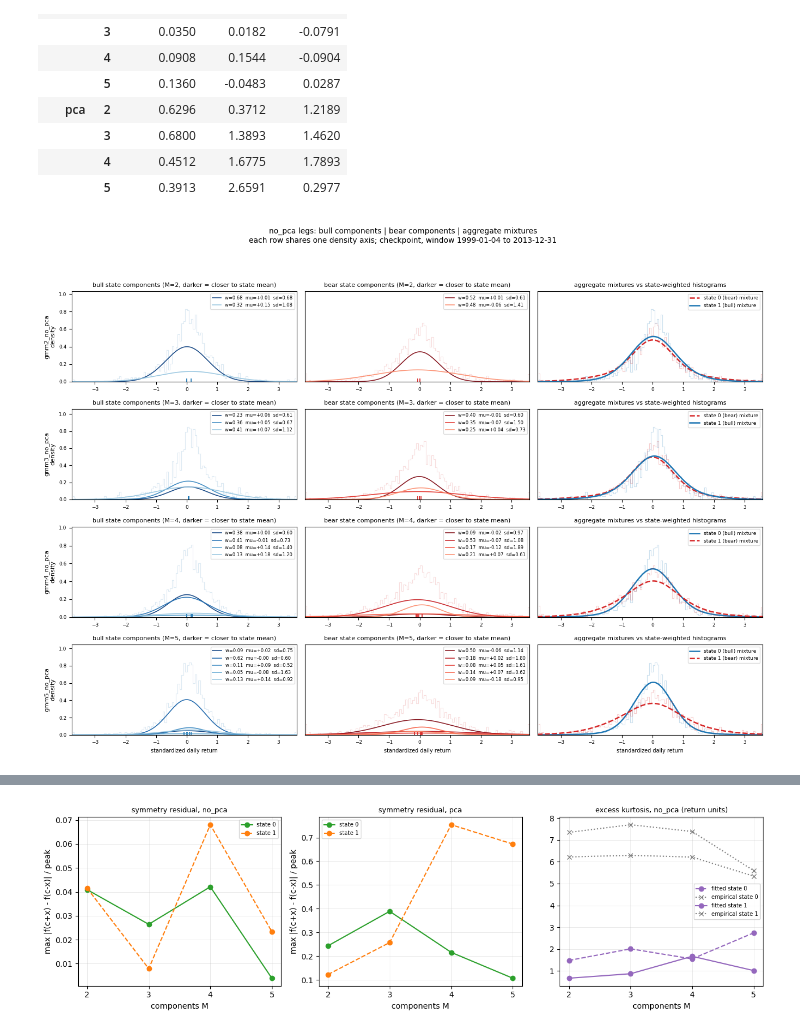
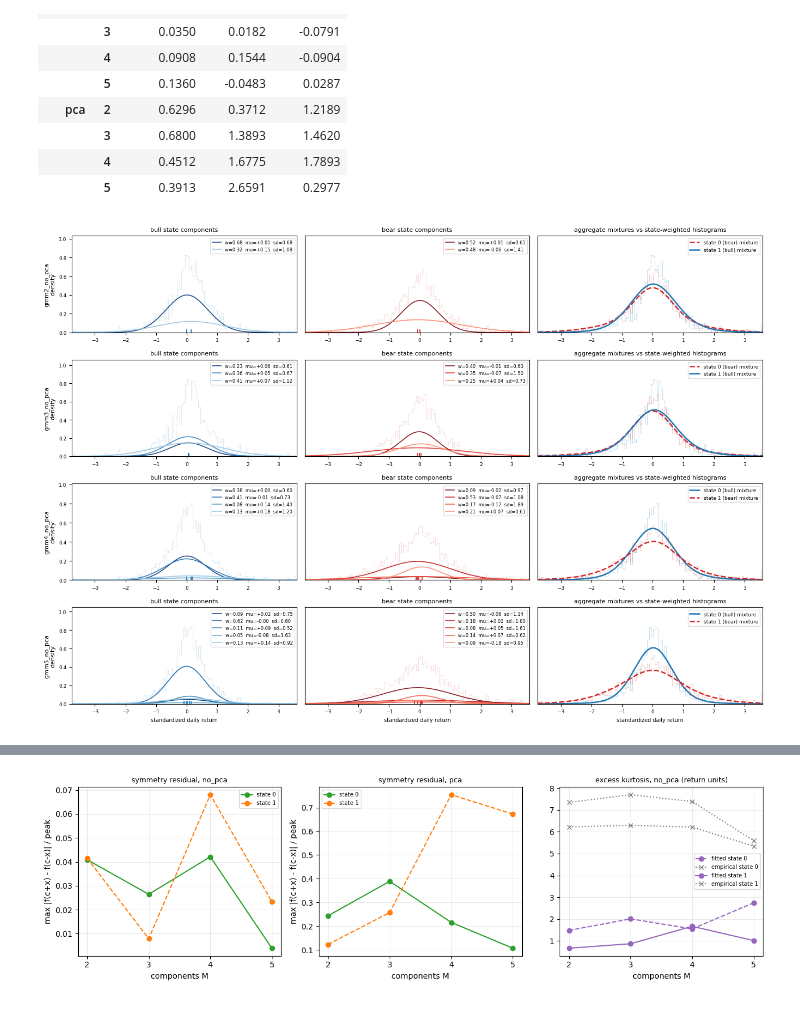
Before and after one commit to leoyxngg/FlexibleEmissionHMM, a Jupyter notebook: notebooks/sp500/gmm_distribution.ipynb, the cells around one changed output, grey strips where cells are left out. Drawn from its saved outputs; the diff is of its cells as text; code cells hidden in the pictures.

```diff
--- a/notebooks/sp500/gmm_distribution.ipynb
+++ b/notebooks/sp500/gmm_distribution.ipynb
@@ -240,41 +240,38 @@ def plot_leg_decomposition(keys, xlabel, title):
                 ax.plot([s["mu"][j]], [0.0], "|", color=s["base"], ms=8, mew=1.3)
             ax.set_ylim(0, ylim)
             ax.set_xlim(lo, hi)
-            ax.set_title(f"{'bull' if s['bull'] else 'bear'} state components "
-                         f"(M={m}, darker = closer to state mean)", fontsize=8)
+            ax.set_title(f"{'bull' if s['bull'] else 'bear'} state components", fontsize=8)
             ax.legend(fontsize=6, loc="upper right", framealpha=0.65)
             ax.tick_params(labelsize=6.5)
         ax = row[2]
         for k in (0, 1):
             s = per_state[k]
             ax.plot(grid, s["mix"], color=s["base"], lw=1.8,
                     linestyle="-" if s["bull"] else "--",
                     label=f"state {k} ({'bull' if s['bull'] else 'bear'}) mixture")
             ax.step(0.5 * (bins[1:] + bins[:-1]), s["hist"], where="mid",
                     color=s["base"], alpha=0.22, lw=0.8)
         ax.set_ylim(0, ylim)
         ax.set_xlim(lo, hi)
         ax.set_title("aggregate mixtures vs state-weighted histograms", fontsize=8)
         ax.legend(fontsize=6.5, loc="upper right", framealpha=0.65)
         ax.tick_params(labelsize=6.5)
         row[0].set_ylabel(f"{key}\ndensity", fontsize=8)
         for ax in row[1:]:
             ax.tick_params(axis="y", labelleft=False, left=False)
     for ax in axes[-1]:
         ax.set_xlabel(xlabel, fontsize=7)
-    fig.suptitle(title + "\neach row shares one density axis; checkpoint, window "
-                 f"{hist[0].date()} to {hist[-1].date()}", fontsize=10)
     fig.tight_layout(rect=[0, 0, 1, 0.94])
 
 
 plot_leg_decomposition(
     sorted(diag.loc[diag.leg == "no_pca", "spec"].unique(),
            key=lambda key: int(key[3])),
     "standardized daily return",
     "no_pca legs: bull components | bear components | aggregate mixtures")
 plt.show()
 # %% [output]
-[figure, old version]
+[figure, new version]
 # %%
 plot_leg_decomposition(
     sorted(diag.loc[diag.leg == "pca", "spec"].unique(),
```
Also changed, not shown: parts of 2 cells of this notebook, 53 other files.
